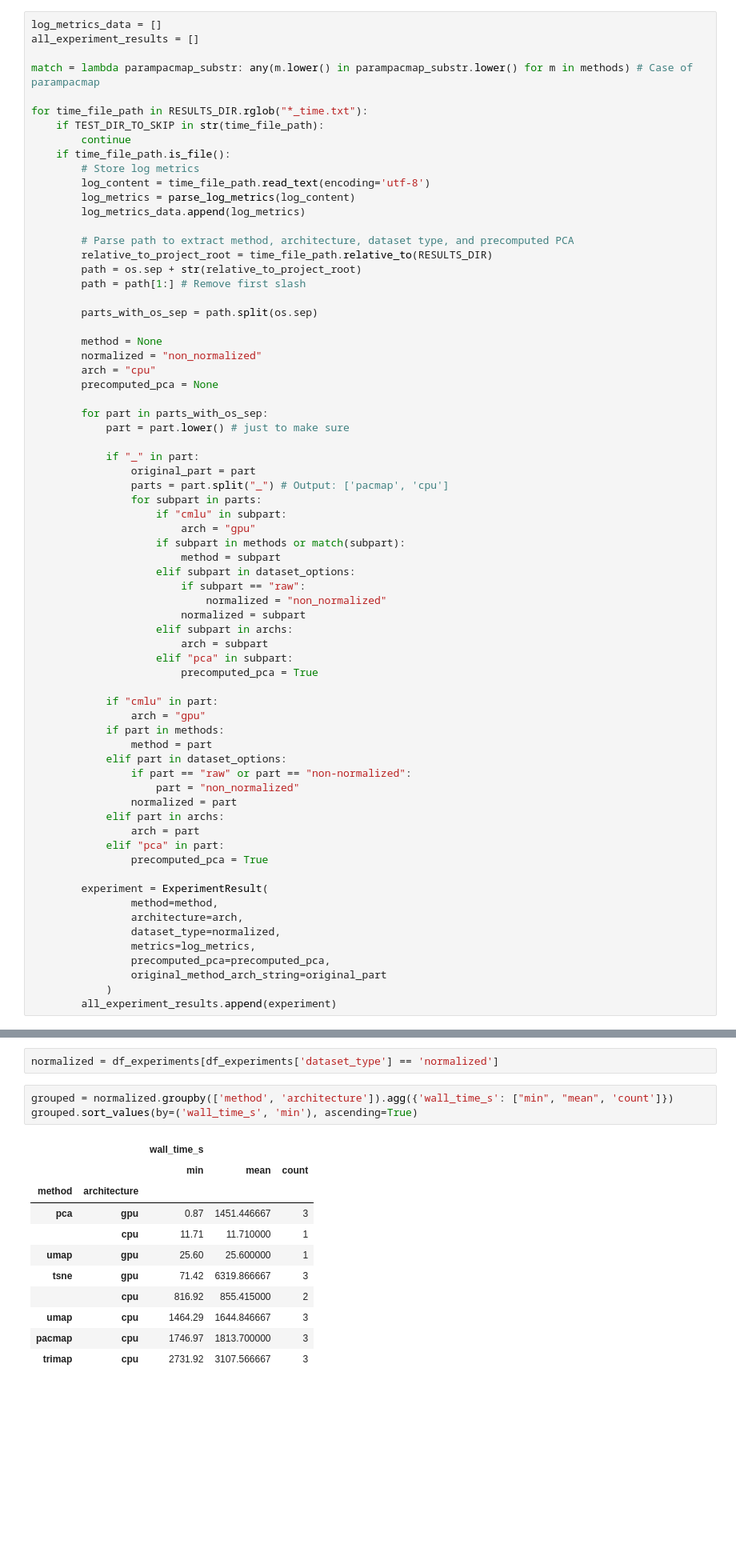
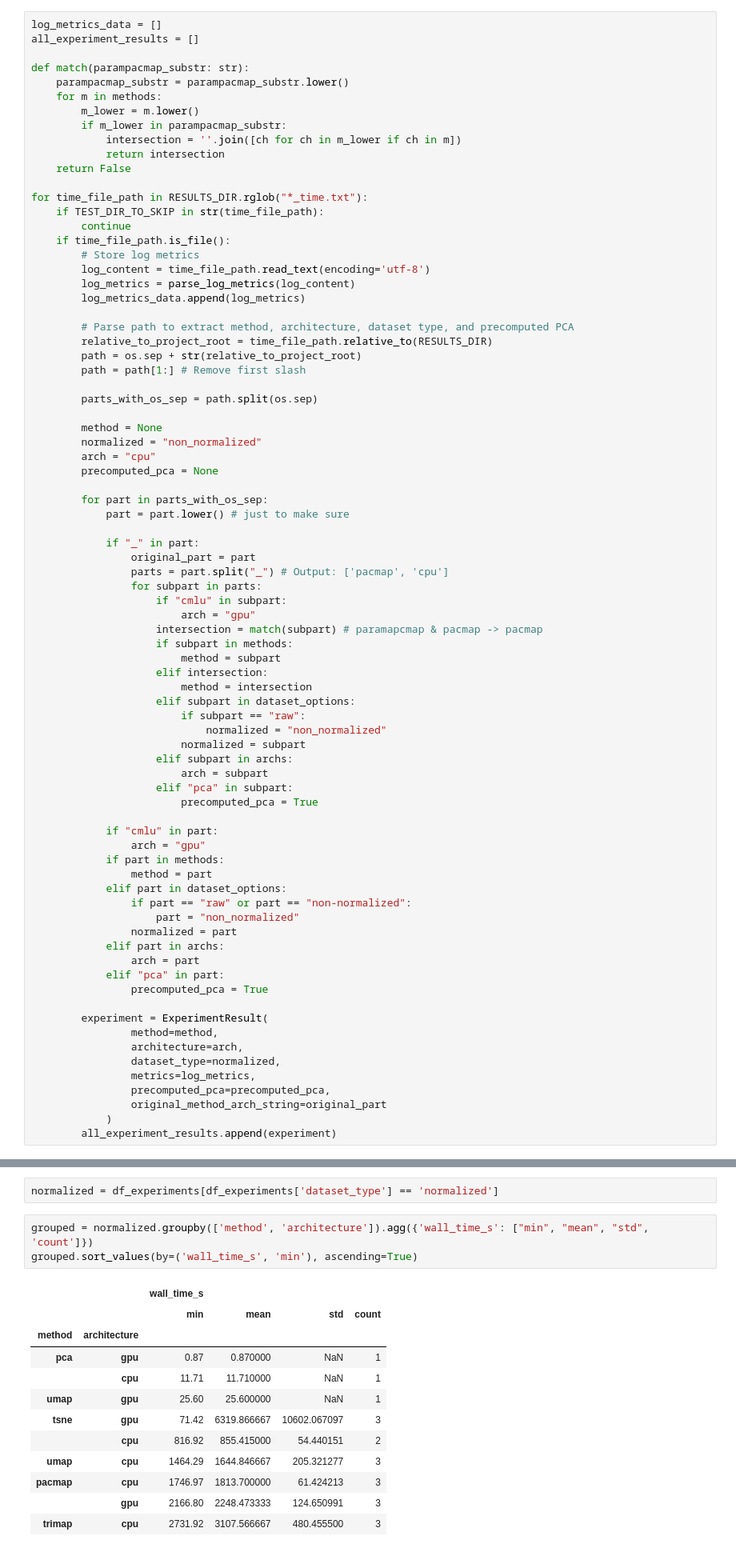
Before and after one commit to pniaczek/LSC_Dimensionality_Reduction, a Jupyter notebook: results_analysis/results_analysis.ipynb, the cells around one changed output, grey strips where cells are left out. Shown at 80% size. Drawn from its saved outputs; the diff is of its cells as text; blank space fills up the shorter version.

```diff
--- a/results_analysis/results_analysis.ipynb
+++ b/results_analysis/results_analysis.ipynb
@@ -145,7 +145,14 @@ TEST_DIR_TO_SKIP = "test"
 log_metrics_data = []
 all_experiment_results = []
 
-match = lambda parampacmap_substr: any(m.lower() in parampacmap_substr.lower() for m in methods) # Case of parampacmap
+def match(parampacmap_substr: str):
+    parampacmap_substr = parampacmap_substr.lower()
+    for m in methods:
+        m_lower = m.lower()
+        if m_lower in parampacmap_substr:
+            intersection = ''.join([ch for ch in m_lower if ch in m])
+            return intersection
+    return False
 
 for time_file_path in RESULTS_DIR.rglob("*_time.txt"):
     if TEST_DIR_TO_SKIP in str(time_file_path):
@@ -177,8 +184,11 @@ for time_file_path in RESULTS_DIR.rglob("*_time.txt"):
                 for subpart in parts:
                     if "cmlu" in subpart:
                         arch = "gpu"
-                    if subpart in methods or match(subpart):
+                    intersection = match(subpart) # paramapcmap & pacmap -> pacmap
+                    if subpart in methods:
                         method = subpart
+                    elif intersection:
+                        method = intersection
                     elif subpart in dataset_options:
                         if subpart == "raw":
                             normalized = "non_normalized"
@@ -411,17 +421,18 @@ df_experiments.groupby(['method', 'architecture', 'dataset_type'])[cols_to_displ
 # %%
 normalized = df_experiments[df_experiments['dataset_type'] == 'normalized']
 # %%
-grouped = normalized.groupby(['method', 'architecture']).agg({'wall_time_s': ["min", "mean", 'count']})
+grouped = normalized.groupby(['method', 'architecture']).agg({'wall_time_s': ["min", "mean", "std", 'count']})
 grouped.sort_values(by=('wall_time_s', 'min'), ascending=True)
 # %% [output]
-|  |  | wall_time_s |  |  |
-|  |  | min | mean | count |
-| method | architecture |  |  |  |
-| pca | gpu | 0.87 | 1451.446667 | 3 |
-|  | cpu | 11.71 | 11.710000 | 1 |
-| umap | gpu | 25.60 | 25.600000 | 1 |
-| tsne | gpu | 71.42 | 6319.866667 | 3 |
-|  | cpu | 816.92 | 855.415000 | 2 |
-| umap | cpu | 1464.29 | 1644.846667 | 3 |
-| pacmap | cpu | 1746.97 | 1813.700000 | 3 |
-| trimap | cpu | 2731.92 | 3107.566667 | 3 |
+|  |  | wall_time_s |  |  |  |
+|  |  | min | mean | std | count |
+| method | architecture |  |  |  |  |
+| pca | gpu | 0.87 | 0.870000 | NaN | 1 |
+|  | cpu | 11.71 | 11.710000 | NaN | 1 |
+| umap | gpu | 25.60 | 25.600000 | NaN | 1 |
+| tsne | gpu | 71.42 | 6319.866667 | 10602.067097 | 3 |
+|  | cpu | 816.92 | 855.415000 | 54.440151 | 2 |
+| umap | cpu | 1464.29 | 1644.846667 | 205.321277 | 3 |
+| pacmap | cpu | 1746.97 | 1813.700000 | 61.424213 | 3 |
+|  | gpu | 2166.80 | 2248.473333 | 124.650991 | 3 |
+| trimap | cpu | 2731.92 | 3107.566667 | 480.455500 | 3 |
```
Also changed, not shown: parts of 20 cells of this notebook.
